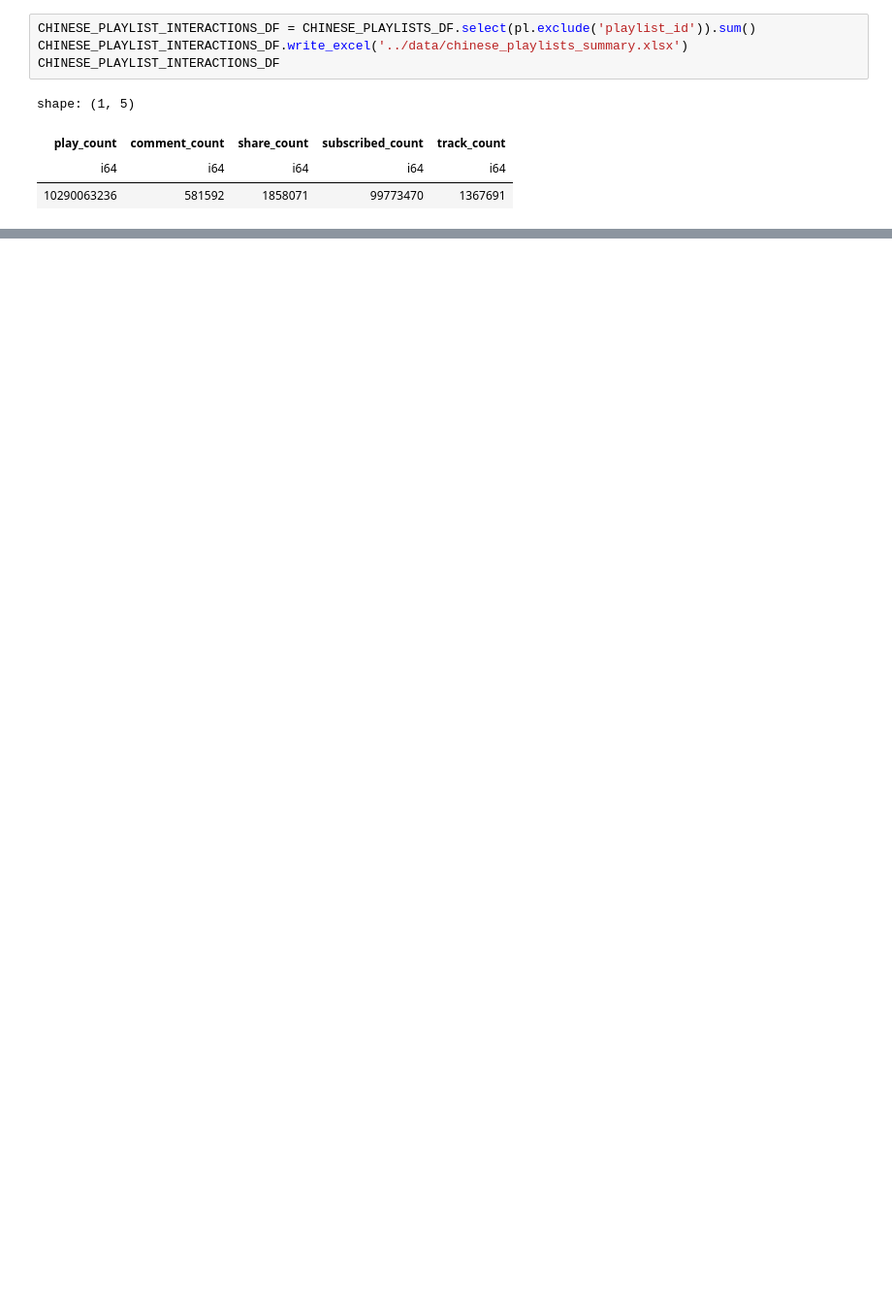
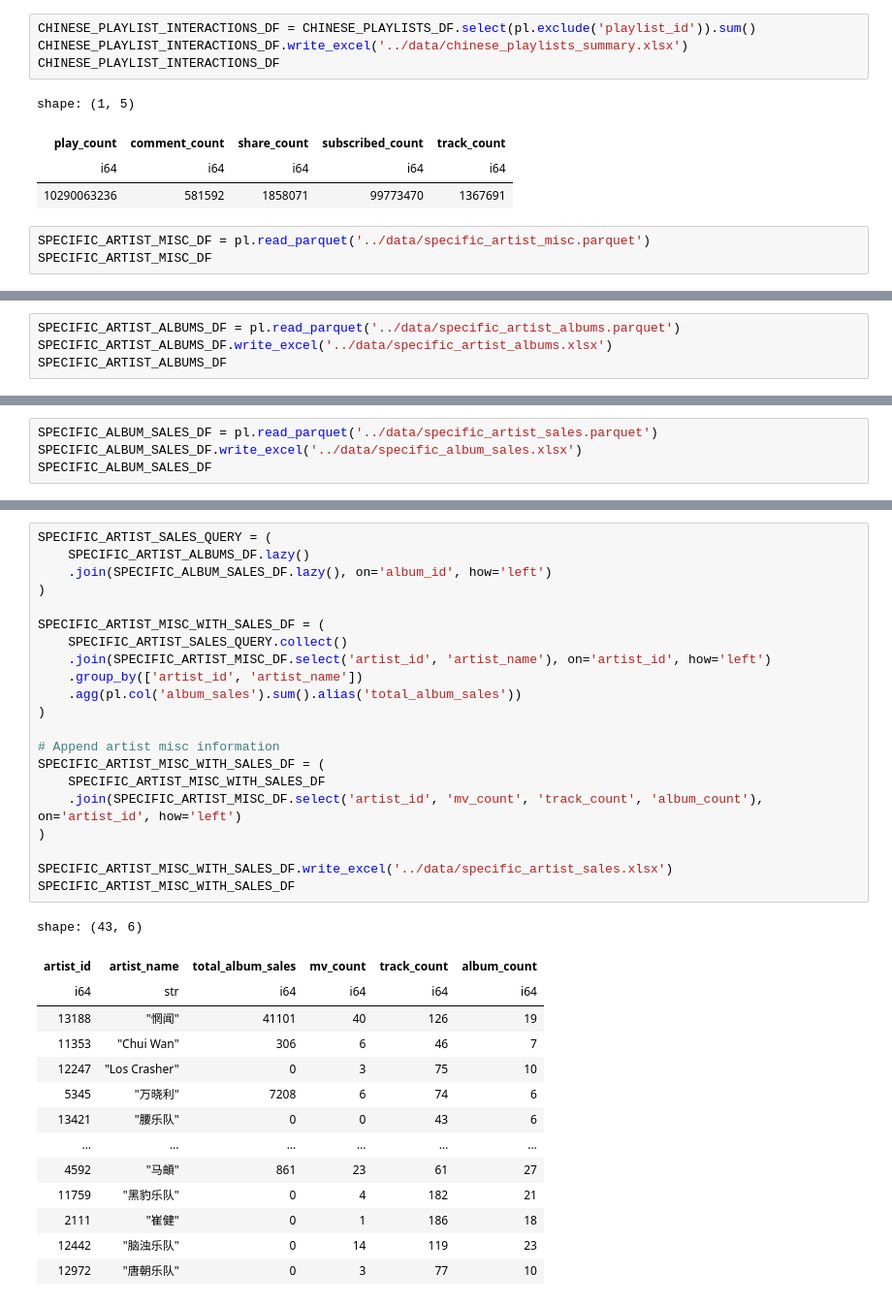
Before and after one commit to kaid/netease_music_genre_analysis, a Jupyter notebook: notes/analyze.ipynb, the cells around one changed output, grey strips where cells are left out. Shown at 97% size. Saved outputs shown, nothing was run; the diff lists cells and outputs as text; blank space fills up the shorter version.

Commit message:
Digital album sales analysis.

```diff
--- a/notes/analyze.ipynb
+++ b/notes/analyze.ipynb
@@ -103,3 +103,6 @@ shape: (1, 5)
 | play_count | comment_count | share_count | subscribed_count | track_count |
 | i64 | i64 | i64 | i64 | i64 |
 | 10290063236 | 581592 | 1858071 | 99773470 | 1367691 |
+# %%
+SPECIFIC_ARTIST_MISC_DF = pl.read_parquet('../data/specific_artist_misc.parquet')
+SPECIFIC_ARTIST_MISC_DF
@@ -105,0 +124,4 @@ shape: (1, 5)
+# %%
+SPECIFIC_ARTIST_ALBUMS_DF = pl.read_parquet('../data/specific_artist_albums.parquet')
+SPECIFIC_ARTIST_ALBUMS_DF.write_excel('../data/specific_artist_albums.xlsx')
+SPECIFIC_ARTIST_ALBUMS_DF
@@ -105,0 +143,4 @@ shape: (1, 5)
+# %%
+SPECIFIC_ALBUM_SALES_DF = pl.read_parquet('../data/specific_artist_sales.parquet')
+SPECIFIC_ALBUM_SALES_DF.write_excel('../data/specific_album_sales.xlsx')
+SPECIFIC_ALBUM_SALES_DF
@@ -105,0 +162,36 @@ shape: (1, 5)
+# %%
+SPECIFIC_ARTIST_SALES_QUERY = (
+    SPECIFIC_ARTIST_ALBUMS_DF.lazy()
+    .join(SPECIFIC_ALBUM_SALES_DF.lazy(), on='album_id', how='left')
+)
+
+SPECIFIC_ARTIST_MISC_WITH_SALES_DF = (
+    SPECIFIC_ARTIST_SALES_QUERY.collect()
+    .join(SPECIFIC_ARTIST_MISC_DF.select('artist_id', 'artist_name'), on='artist_id', how='left')
+    .group_by(['artist_id', 'artist_name'])
+    .agg(pl.col('album_sales').sum().alias('total_album_sales'))
+)
+
+# Append artist misc information
+SPECIFIC_ARTIST_MISC_WITH_SALES_DF = (
+    SPECIFIC_ARTIST_MISC_WITH_SALES_DF
+    .join(SPECIFIC_ARTIST_MISC_DF.select('artist_id', 'mv_count', 'track_count', 'album_count'), on='artist_id', how='left')
+)
+
+SPECIFIC_ARTIST_MISC_WITH_SALES_DF.write_excel('../data/specific_artist_sales.xlsx')
+SPECIFIC_ARTIST_MISC_WITH_SALES_DF
+# %% [output]
+shape: (43, 6)
+| artist_id | artist_name | total_album_sales | mv_count | track_count | album_count |
+| i64 | str | i64 | i64 | i64 | i64 |
+| 13188 | "惘闻" | 41101 | 40 | 126 | 19 |
+| 11353 | "Chui Wan" | 306 | 6 | 46 | 7 |
+| 12247 | "Los Crasher" | 0 | 3 | 75 | 10 |
+| 5345 | "万晓利" | 7208 | 6 | 74 | 6 |
+| 13421 | "腰乐队" | 0 | 0 | 43 | 6 |
+| … | … | … | … | … | … |
+| 4592 | "马頔" | 861 | 23 | 61 | 27 |
+| 11759 | "黑豹乐队" | 0 | 4 | 182 | 21 |
+| 2111 | "崔健" | 0 | 1 | 186 | 18 |
+| 12442 | "脑浊乐队" | 0 | 14 | 119 | 23 |
+| 12972 | "唐朝乐队" | 0 | 3 | 77 | 10 |
```
Also changed, not shown: parts of 5 cells of this notebook, 7 other files.
